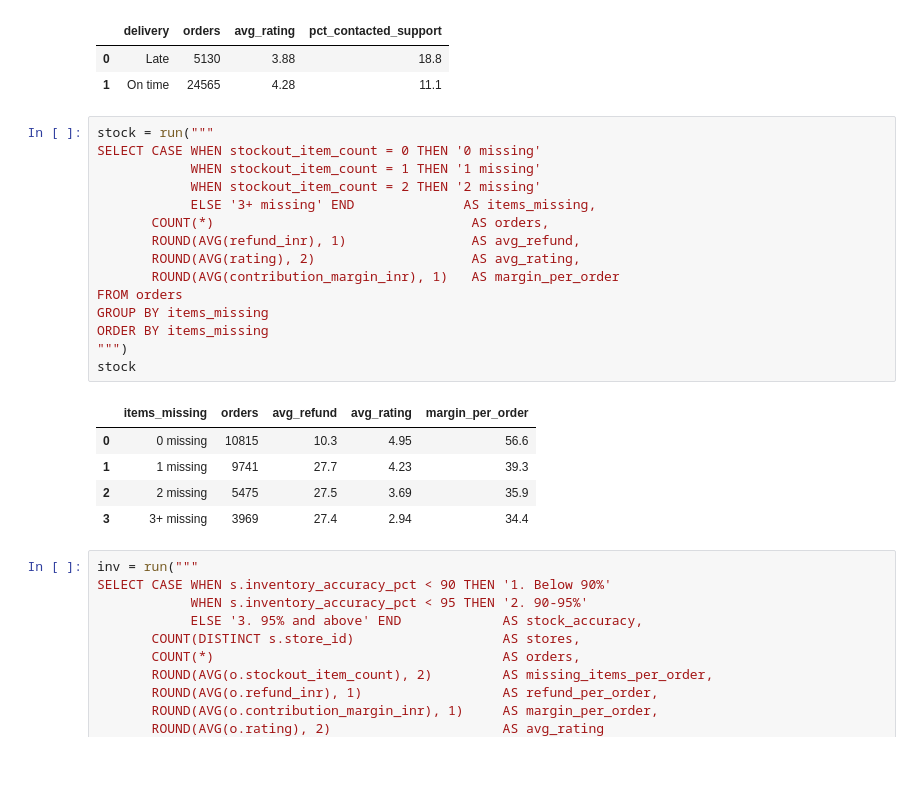
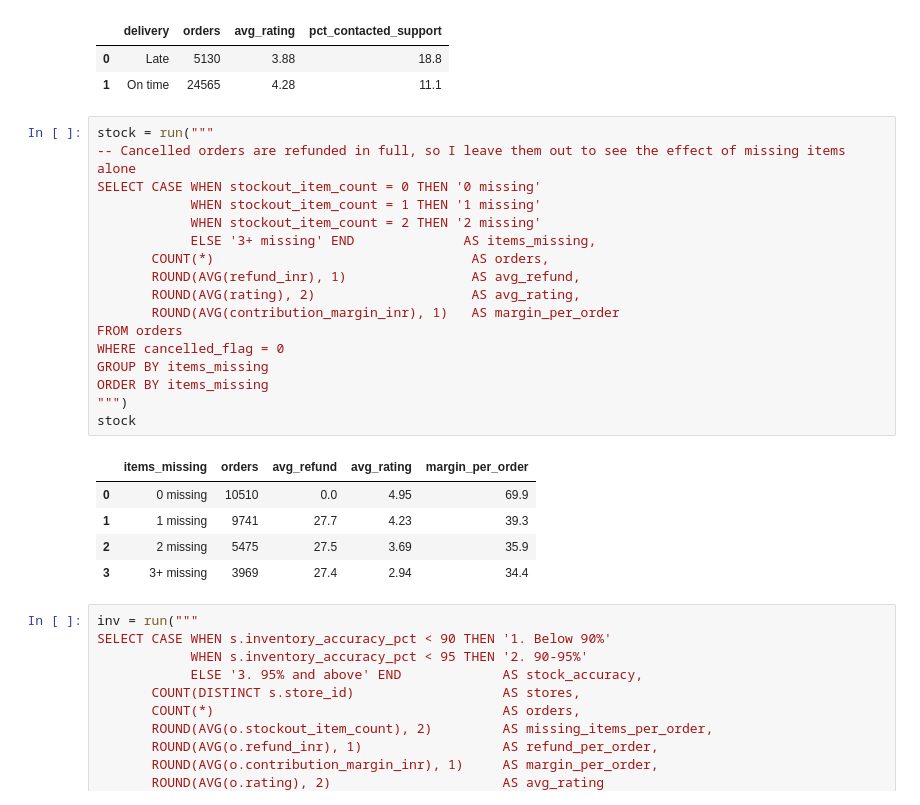
Before and after one commit to Aritra-20/swiftbasket-profitable-growth, a Jupyter notebook: notebooks/swiftbasket_analysis.ipynb, the cells around one changed output. Cells and saved outputs as stored; diff of their text form; blank space fills up the shorter version.

```diff
--- a/notebooks/swiftbasket_analysis.ipynb
+++ b/notebooks/swiftbasket_analysis.ipynb
@@ -567,22 +584,24 @@ df
 | 1 | On time | 24565 | 4.28 | 11.1 |
 # %%
 stock = run("""
+-- Cancelled orders are refunded in full, so I leave them out to see the effect of missing items alone
 SELECT CASE WHEN stockout_item_count = 0 THEN '0 missing'
             WHEN stockout_item_count = 1 THEN '1 missing'
             WHEN stockout_item_count = 2 THEN '2 missing'
             ELSE '3+ missing' END              AS items_missing,
        COUNT(*)                                 AS orders,
        ROUND(AVG(refund_inr), 1)                AS avg_refund,
        ROUND(AVG(rating), 2)                    AS avg_rating,
        ROUND(AVG(contribution_margin_inr), 1)   AS margin_per_order
 FROM orders
+WHERE cancelled_flag = 0
 GROUP BY items_missing
 ORDER BY items_missing
 """)
 stock
 # %% [output]
 |  | items_missing | orders | avg_refund | avg_rating | margin_per_order |
-| 0 | 0 missing | 10815 | 10.3 | 4.95 | 56.6 |
+| 0 | 0 missing | 10510 | 0.0 | 4.95 | 69.9 |
 | 1 | 1 missing | 9741 | 27.7 | 4.23 | 39.3 |
 | 2 | 2 missing | 5475 | 27.5 | 3.69 | 35.9 |
 | 3 | 3+ missing | 3969 | 27.4 | 2.94 | 34.4 |
```
Also changed, not shown: parts of 3 cells of this notebook, 5 other files.
